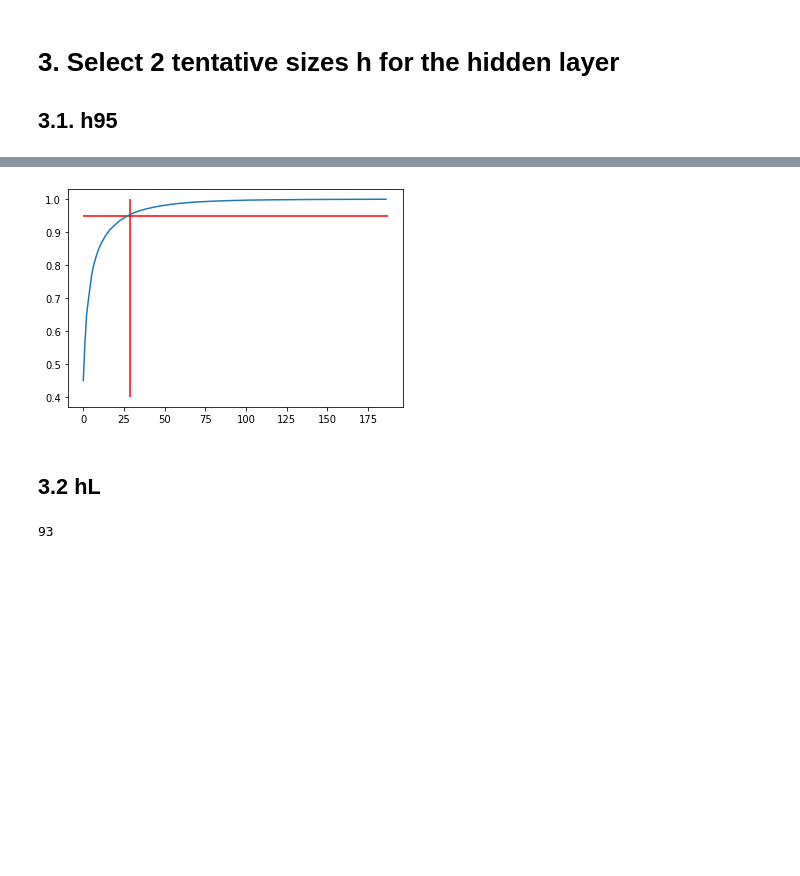
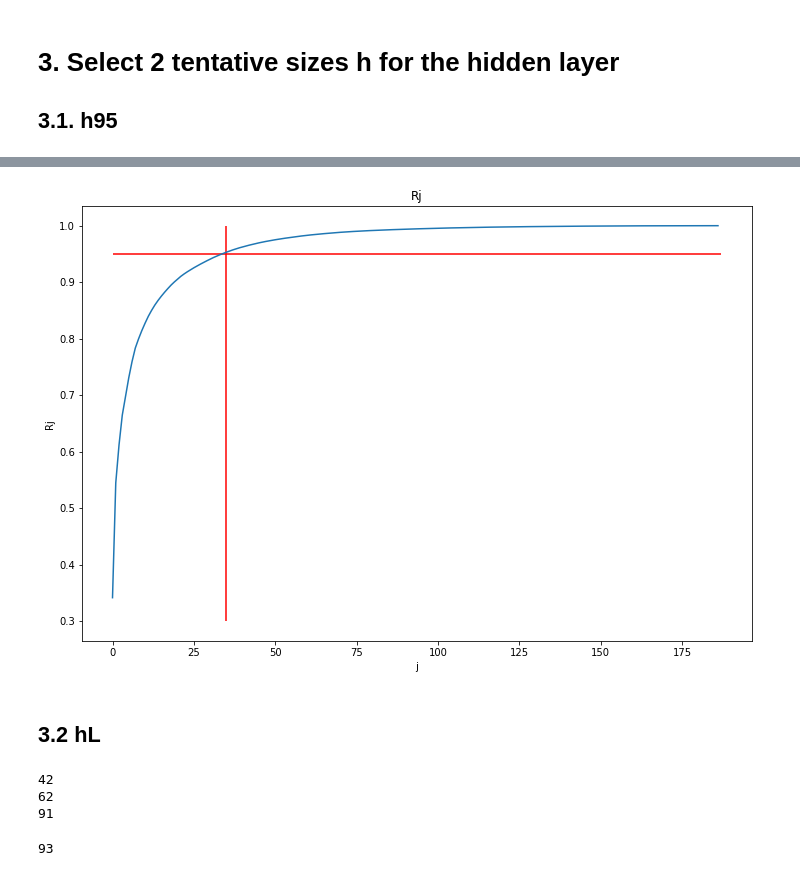
Before and after one commit to dustinak80/Deep_Learning, a Jupyter notebook: Copy_of_MATH6373_HW2_Duong.ipynb, the cells around one changed output, grey strips where cells are left out. Cells and saved outputs as stored; diff of their text form; code cells hidden in the pictures; blank space fills up the shorter version.

```diff
--- a/Copy_of_MATH6373_HW2_Duong.ipynb
+++ b/Copy_of_MATH6373_HW2_Duong.ipynb
@@ -89,13 +91,19 @@ print(X_test.shape)
 # 3. Select 2 tentative sizes h for the hidden layer
 
 ## 3.1. h95
+# %%
+plt.rcParams['figure.figsize'] = (12,8)
 # %%
-from sklearn.decomposition import PCA
+from sklearn.preprocessing import StandardScaler as SS
+standardize=SS()
+scaled_X_train = standardize.fit_transform(X_train)
 pca = PCA(0.95) # apply pca for 95%
-pca.fit(X_train)
+pca.fit(scaled_X_train)
 plt.plot(pca.explained_variance_ratio_)
+plt.xlabel('j')
+plt.ylabel('Eigen values')
+plt.title('Eigen values')
 print(sum(pca.explained_variance_ratio_))
-#h95=pca.n_components_
-h95 = 35
+h95 = pca.n_components_
 print(h95)
 # %% [output]
@@ -105,15 +113,33 @@ print(h95)
 # %%
 #Verify
 pca = PCA(187)
-pca.fit(X_train)
+pca.fit(scaled_X_train)
 plt.plot(np.cumsum(pca.explained_variance_ratio_))
 plt.hlines(0.95,0,187,'r')
-plt.vlines(29,0.4,1,'r')
+plt.vlines(35,0.3,1,'r')
+plt.xlabel('j')
+plt.ylabel('Rj')
+plt.title('Rj')
 plt.show()
 # %% [output]
-[figure, old version]
+[figure, new version]
 # %% [markdown]
 ## 3.2 hL
+# %%
+hL=0
+for i in range(3):
+  Mj=scaled_X_train[y_train==i,:].copy()
+  standardize=SS()
+  Mj = standardize.fit_transform(Mj)
+
+  pca_Mij=PCA(0.95)
+  pca_Mij.fit(Mj)
+  hL+=pca_Mij.n_components_
+  print(hL)
+# %% [output]
+42
+62
+91
 # %%
 hL= 93
 #for i in range(3):
```
Also changed, not shown: parts of 29 cells of this notebook.
